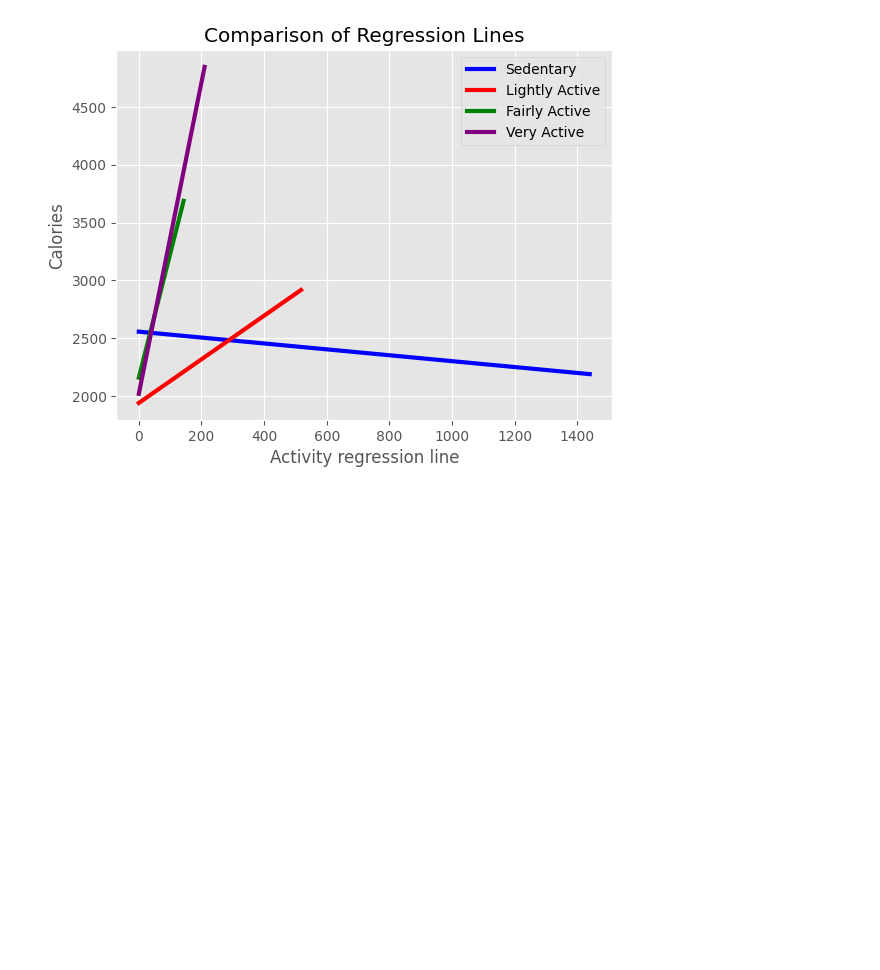
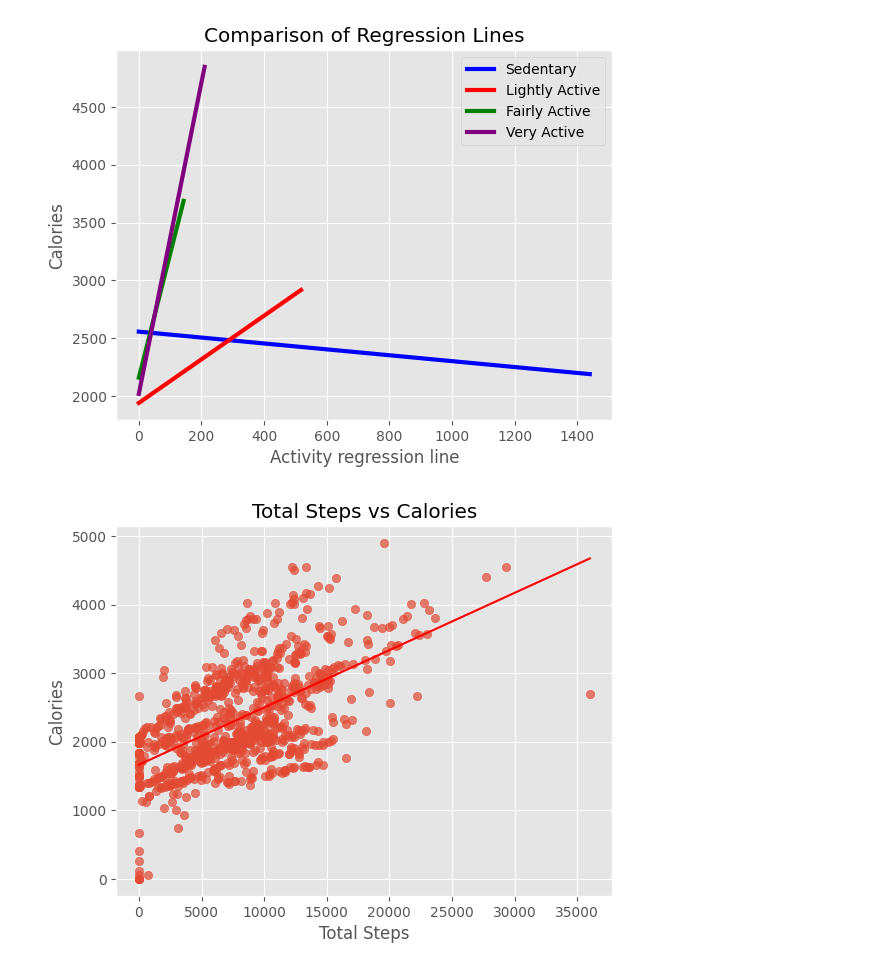
Before and after one commit to JJDataAnalyst-viz/Bellabeat_Project, a Jupyter notebook: Stage_4_Analyze/analysis.ipynb, the cells around one changed output. Drawn from its saved outputs; the diff is of its cells as text; code cells hidden in the pictures; blank space fills up the shorter version.

```diff
--- a/Stage_4_Analyze/analysis.ipynb
+++ b/Stage_4_Analyze/analysis.ipynb
@@ -387,3 +387,18 @@ plt.legend()
 plt.show()
 # %% [output]
 [figure]
+# %%
+coef_steps = np.polyfit(df['TotalSteps'],df['Calories'],1)
+pol_totalsteps = np.poly1d(coef_steps)
+
+x_totalsteps = np.linspace(df['TotalSteps'].min(),df['TotalSteps'].max(),100)
+y_totalsteps = pol_totalsteps(x_totalsteps)
+
+plt.scatter(data=df,x='TotalSteps',y='Calories',alpha = 0.7)
+plt.plot(x_totalsteps,y_totalsteps,color='red')
+plt.title('Total Steps vs Calories')
+plt.xlabel('Total Steps')
+plt.ylabel('Calories')
+plt.show()
+# %% [output]
+[figure, added]
```
Also changed, not shown: parts of 5 cells of this notebook.
